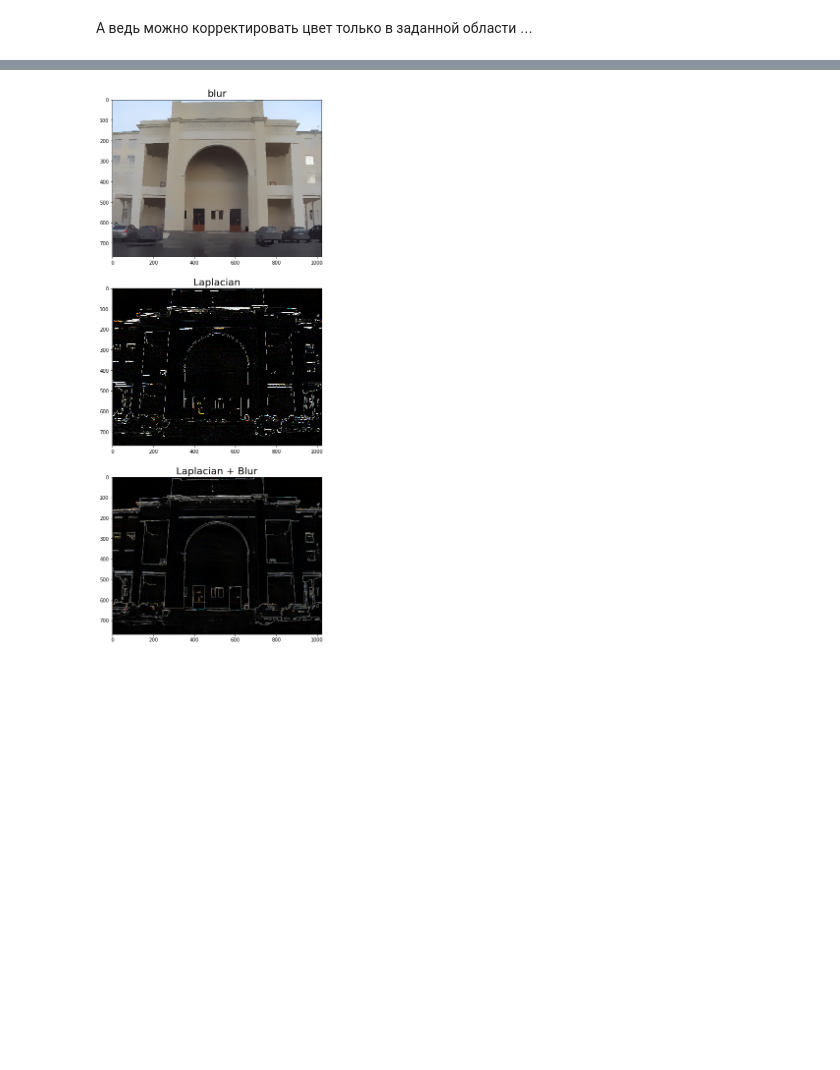
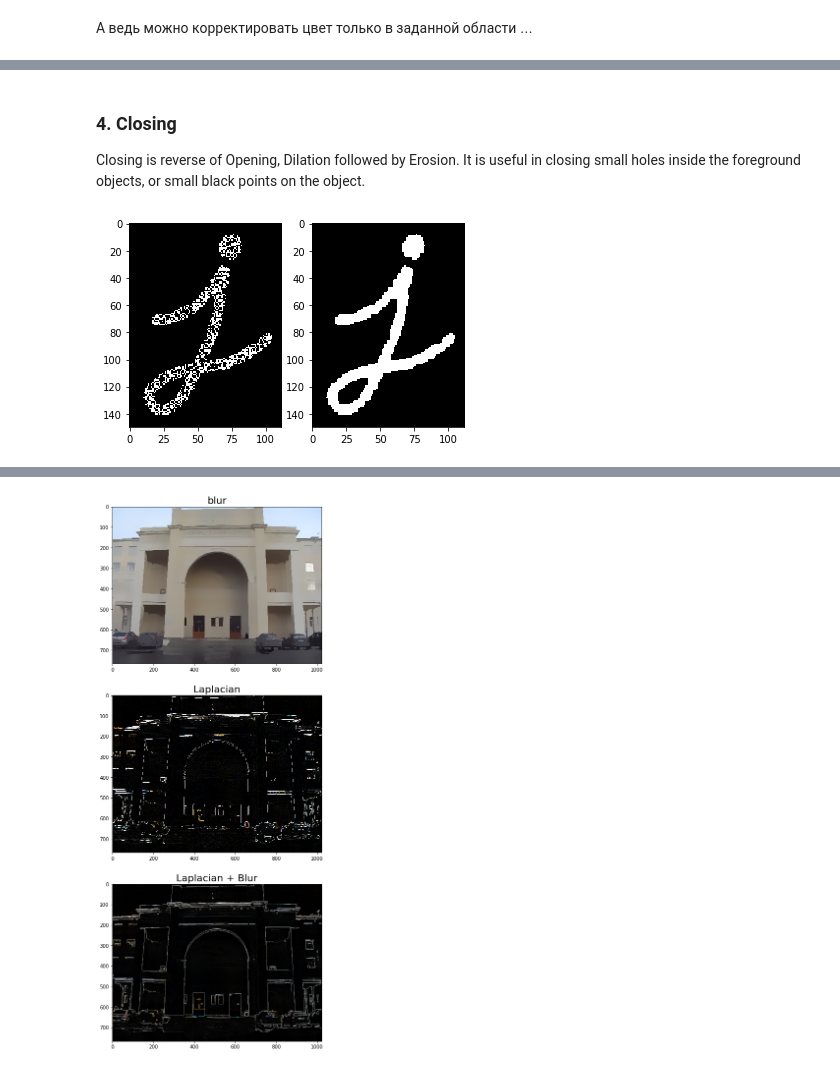
Before and after one commit to Keleas/CV_WOS, a Jupyter notebook: CV_ЗОШ/Lecture_2.ipynb, the cells around one changed output, grey strips where cells are left out. Cells and saved outputs as stored; diff of their text form; code cells hidden in the pictures; blank space fills up the shorter version.

```diff
--- a/CV_ЗОШ/Lecture_2.ipynb
+++ b/CV_ЗОШ/Lecture_2.ipynb
@@ -390,0 +615,18 @@ for i,col in enumerate(color):
+# %% [markdown]
+### 4. Closing
+Closing is reverse of Opening, Dilation followed by Erosion. It is useful in closing small holes inside the foreground objects, or small black points on the object.
+# %%
+## внесем шум
+noise_img = img.copy()
+mask = np.random.randint(0,2,size=noise_img.shape).astype(np.bool)
+r = np.zeros(noise_img.shape)
+noise_img[mask] = r[mask]
+
+opening = cv2.morphologyEx(noise_img, cv2.MORPH_CLOSE, kernel)
+
+fig, m_axs = plt.subplots(1, 2, figsize=(6, 4))
+ax1, ax2 = m_axs
+ax1.imshow(noise_img, cmap='gray')
+ax2.imshow(opening, cmap='gray');
+# %% [output]
+[figure, added]
```
Also changed, not shown: parts of 29 cells of this notebook.
